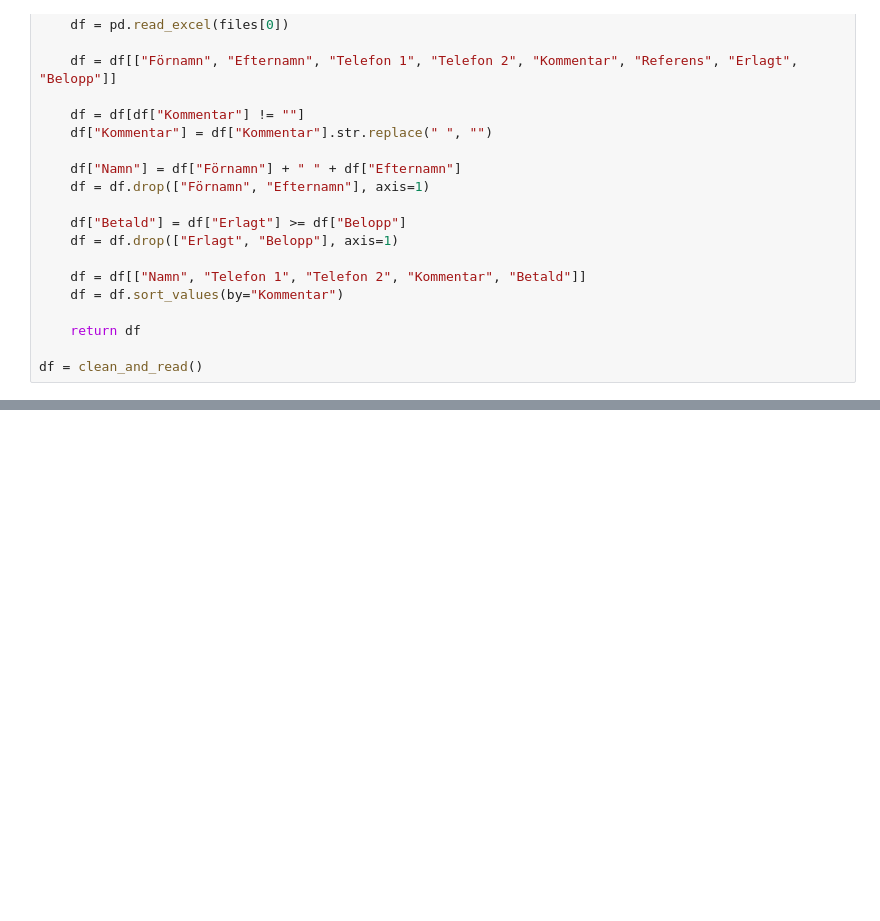
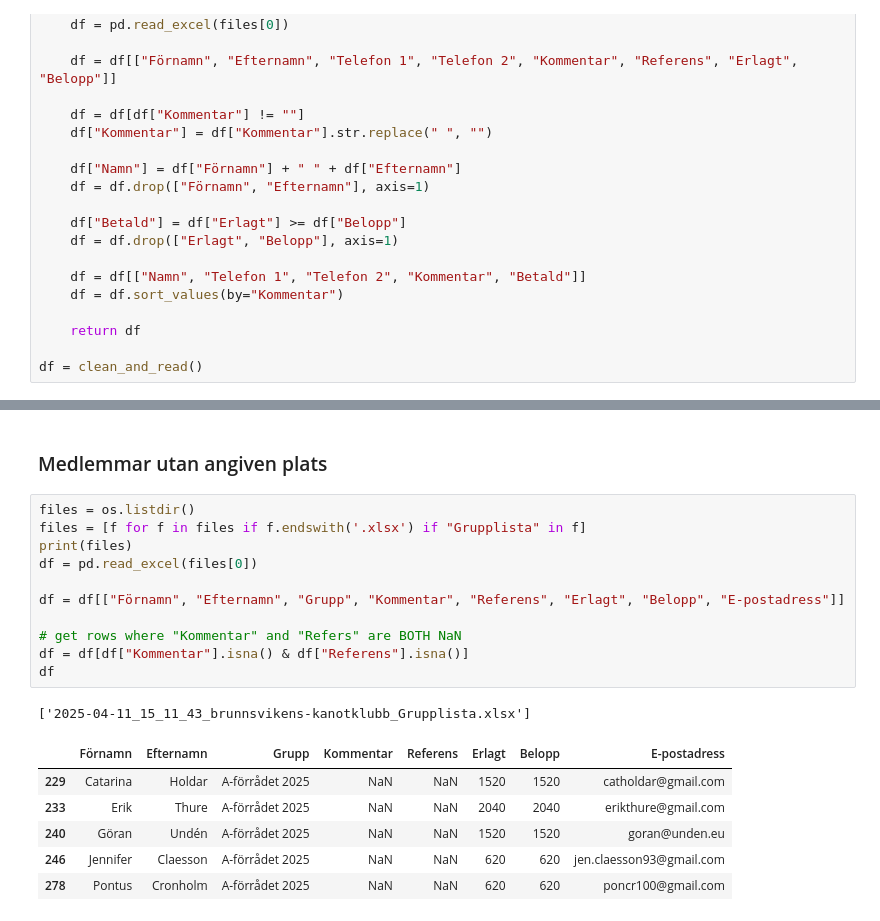
Before and after one commit to ermas3/Kanotplats-Admin, a Jupyter notebook: kanotplatser_v2.ipynb, the cells around one changed output, grey strips where cells are left out. Saved outputs shown, nothing was run; the diff lists cells and outputs as text; blank space fills up the shorter version.

```diff
--- a/kanotplatser_v2.ipynb
+++ b/kanotplatser_v2.ipynb
@@ -137,0 +140,21 @@ Dubbelbokning på plats C89!
+# %% [markdown]
+### Medlemmar utan angiven plats
+# %%
+files = os.listdir()
+files = [f for f in files if f.endswith('.xlsx') if "Grupplista" in f]
+print(files)
+df = pd.read_excel(files[0])
+
+df = df[["Förnamn", "Efternamn", "Grupp", "Kommentar", "Referens", "Erlagt", "Belopp", "E-postadress"]]
+
+# get rows where "Kommentar" and "Refers" are BOTH NaN
+df = df[df["Kommentar"].isna() & df["Referens"].isna()]
+df
+# %% [output]
+['2025-04-11_15_11_43_brunnsvikens-kanotklubb_Grupplista.xlsx']
+|  | Förnamn | Efternamn | Grupp | Kommentar | Referens | Erlagt | Belopp | E-postadress |
+| 229 | Catarina | Holdar | A-förrådet 2025 | NaN | NaN | 1520 | 1520 | catholdar@gmail.com |
+| 233 | Erik | Thure | A-förrådet 2025 | NaN | NaN | 2040 | 2040 | erikthure@gmail.com |
+| 240 | Göran | Undén | A-förrådet 2025 | NaN | NaN | 1520 | 1520 | goran@unden.eu |
+| 246 | Jennifer | Claesson | A-förrådet 2025 | NaN | NaN | 620 | 620 | jen.claesson93@gmail.com |
+| 278 | Pontus | Cronholm | A-förrådet 2025 | NaN | NaN | 620 | 620 | poncr100@gmail.com |
```
Also changed, not shown: parts of 3 cells of this notebook.
